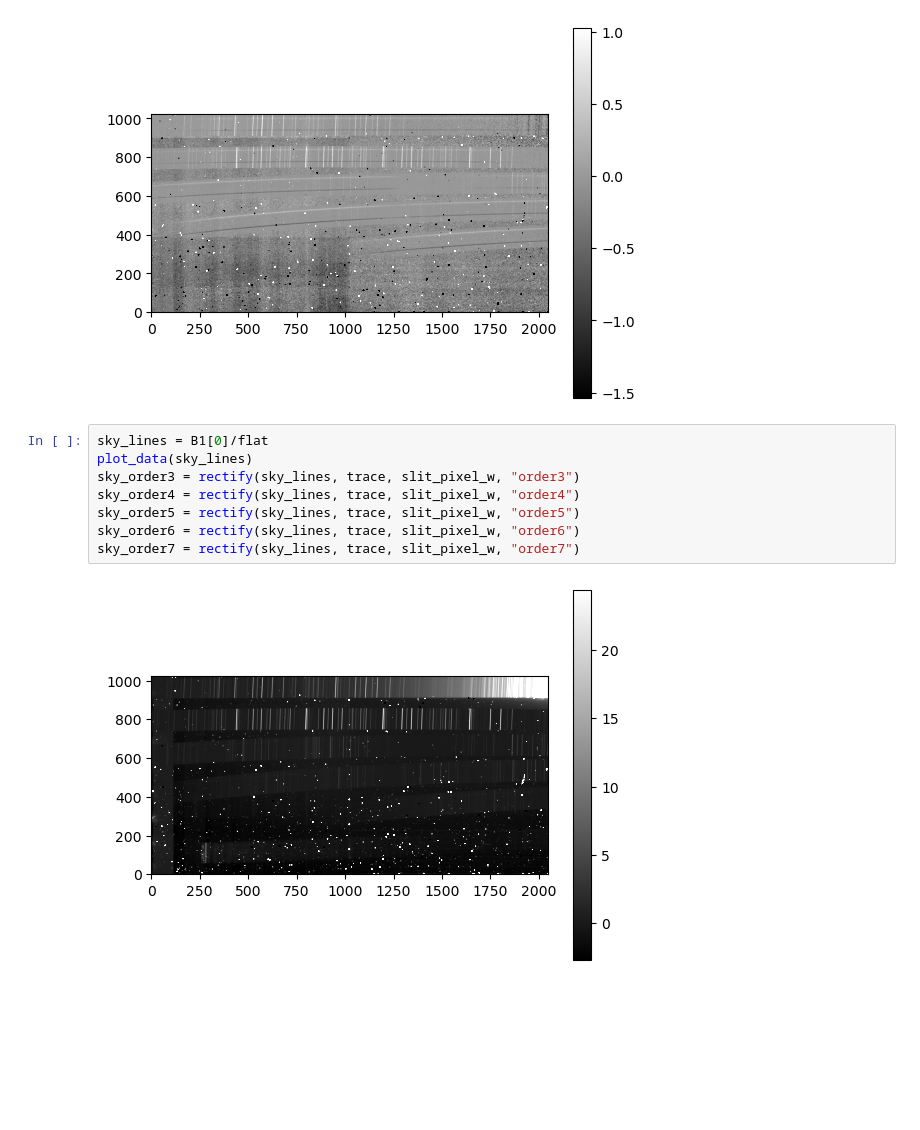
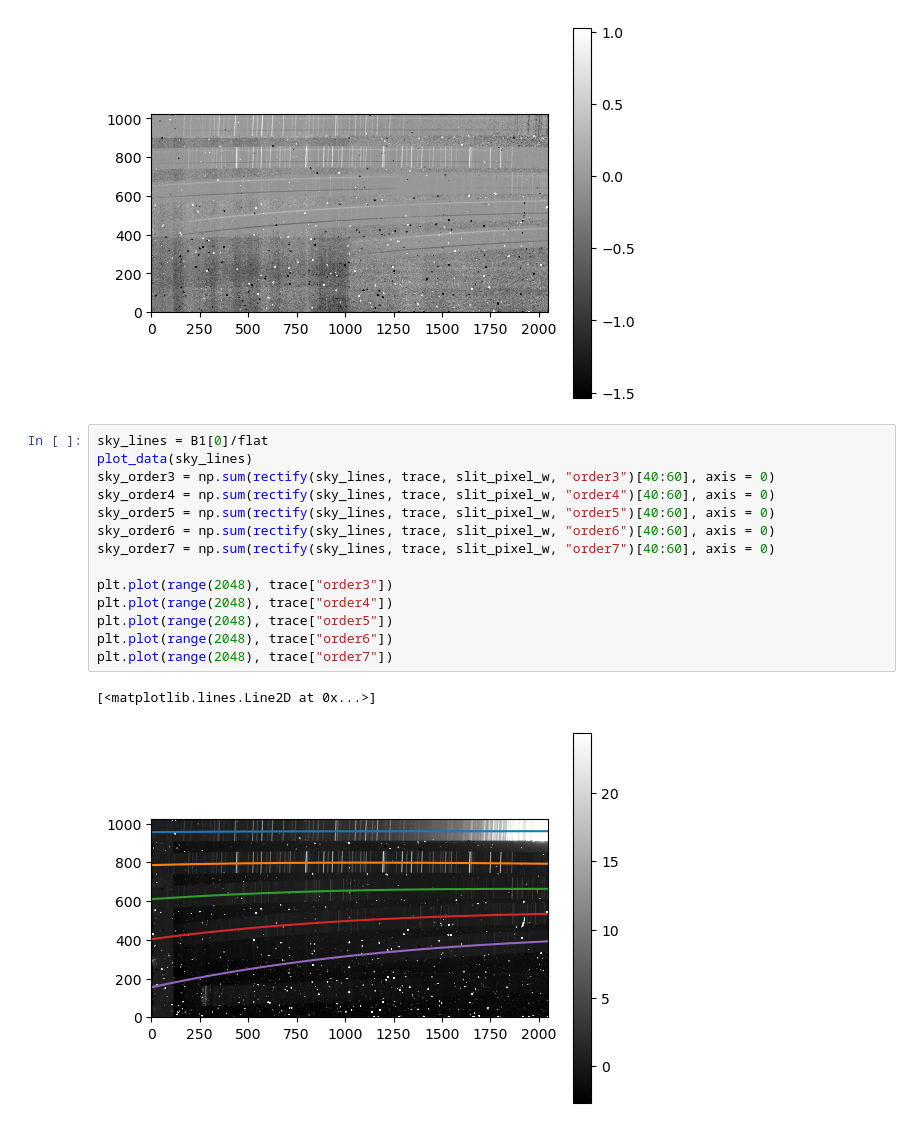
Before and after one commit to Hallflower20/palomar-project, a Jupyter notebook: data/pipeline.ipynb, the cells around one changed output. Drawn from its saved outputs; the diff is of its cells as text; blank space fills up the shorter version.

```diff
--- a/data/pipeline.ipynb
+++ b/data/pipeline.ipynb
@@ -351,10 +351,17 @@ Table length=4
 # %%
 sky_lines = B1[0]/flat
 plot_data(sky_lines)
-sky_order3 = rectify(sky_lines, trace, slit_pixel_w, "order3")
-sky_order4 = rectify(sky_lines, trace, slit_pixel_w, "order4")
-sky_order5 = rectify(sky_lines, trace, slit_pixel_w, "order5")
-sky_order6 = rectify(sky_lines, trace, slit_pixel_w, "order6")
-sky_order7 = rectify(sky_lines, trace, slit_pixel_w, "order7")
+sky_order3 = np.sum(rectify(sky_lines, trace, slit_pixel_w, "order3")[40:60], axis = 0)
+sky_order4 = np.sum(rectify(sky_lines, trace, slit_pixel_w, "order4")[40:60], axis = 0)
+sky_order5 = np.sum(rectify(sky_lines, trace, slit_pixel_w, "order5")[40:60], axis = 0)
+sky_order6 = np.sum(rectify(sky_lines, trace, slit_pixel_w, "order6")[40:60], axis = 0)
+sky_order7 = np.sum(rectify(sky_lines, trace, slit_pixel_w, "order7")[40:60], axis = 0)
+
+plt.plot(range(2048), trace["order3"])
+plt.plot(range(2048), trace["order4"])
+plt.plot(range(2048), trace["order5"])
+plt.plot(range(2048), trace["order6"])
+plt.plot(range(2048), trace["order7"])
 # %% [output]
+[<matplotlib.lines.Line2D at 0x...>]
-[figure, old version]
+[figure, new version]
```
Also changed, not shown: parts of 4 cells of this notebook, 3 other files.
